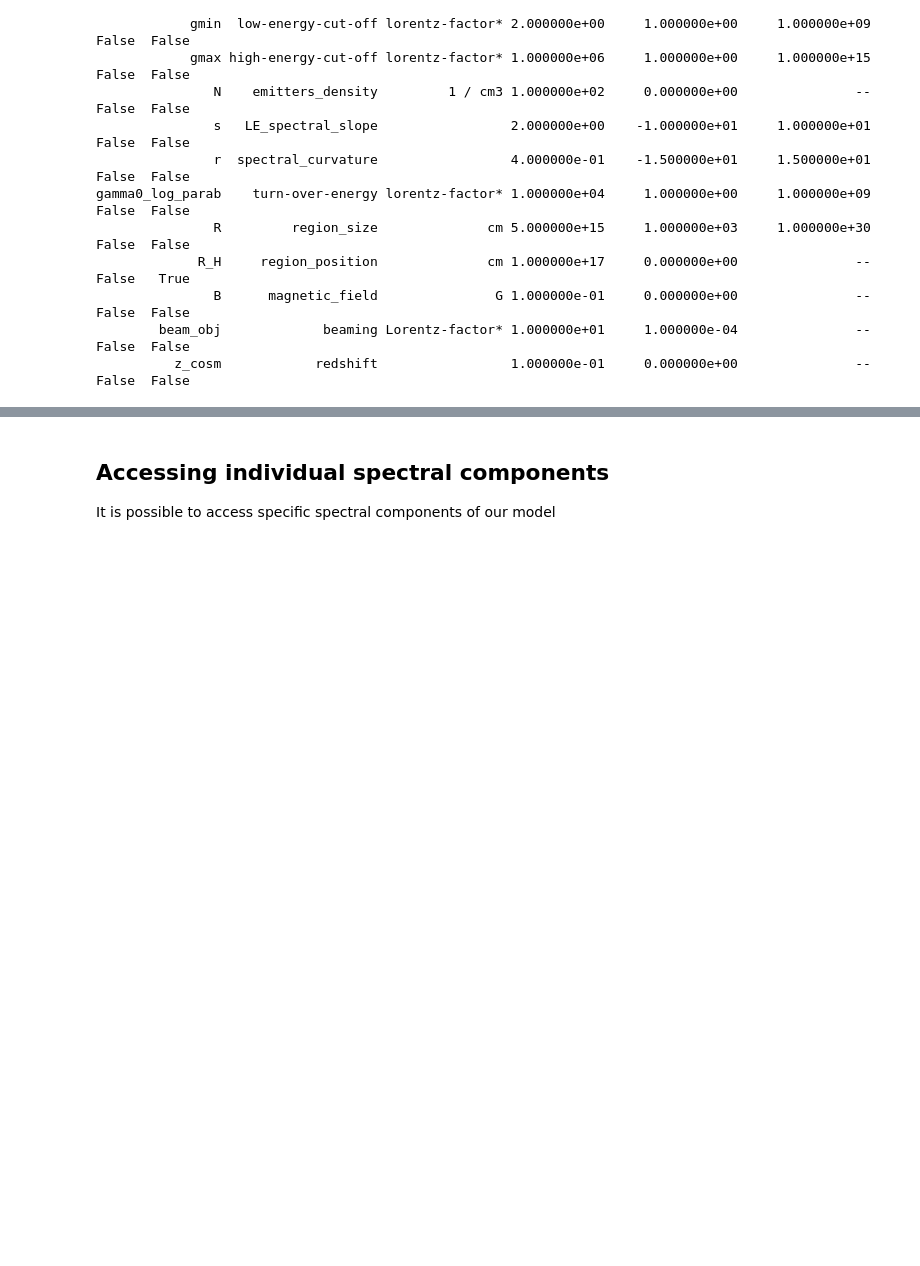
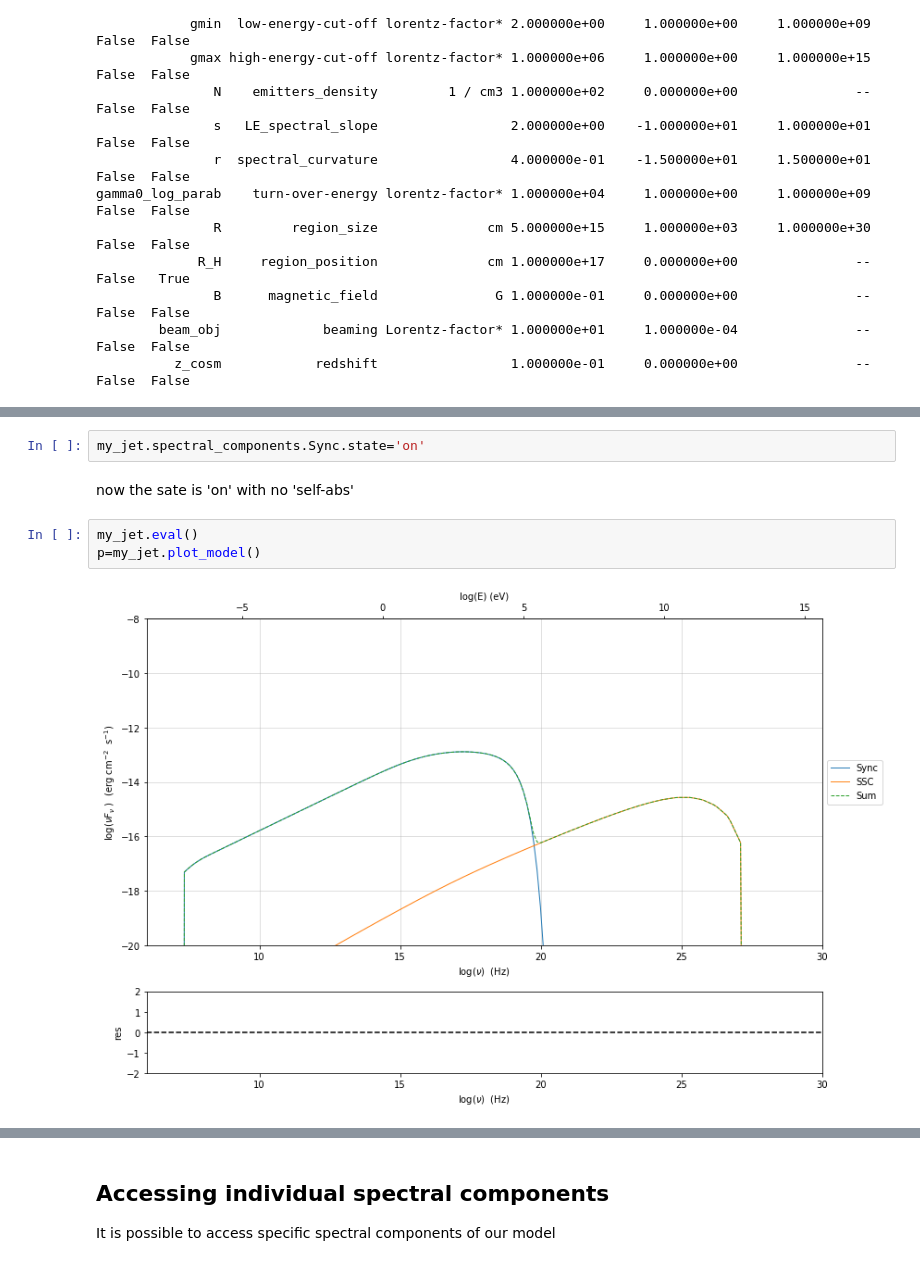
Before and after one commit to andreatramacere/jetset, a Jupyter notebook: doc/user_guide/jet_model_phys_SSC/Jet_example_phys_SSC.ipynb, the cells around one changed output, grey strips where cells are left out. Cells and saved outputs as stored; diff of their text form; blank space fills up the shorter version.

```diff
--- a/doc/user_guide/jet_model_phys_SSC/Jet_example_phys_SSC.ipynb
+++ b/doc/user_guide/jet_model_phys_SSC/Jet_example_phys_SSC.ipynb
@@ -484,0 +516,9 @@ gamma0_log_parab    turn-over-energy lorentz-factor* 1.000000e+04     1.000000e+
+# %%
+my_jet.spectral_components.Sync.state='on'
+# %% [markdown]
+now the sate is 'on' with no 'self-abs'
+# %%
+my_jet.eval()
+p=my_jet.plot_model()
+# %% [output]
+[figure, added]
```
Also changed, not shown: parts of 10 cells of this notebook, 22 other files.
